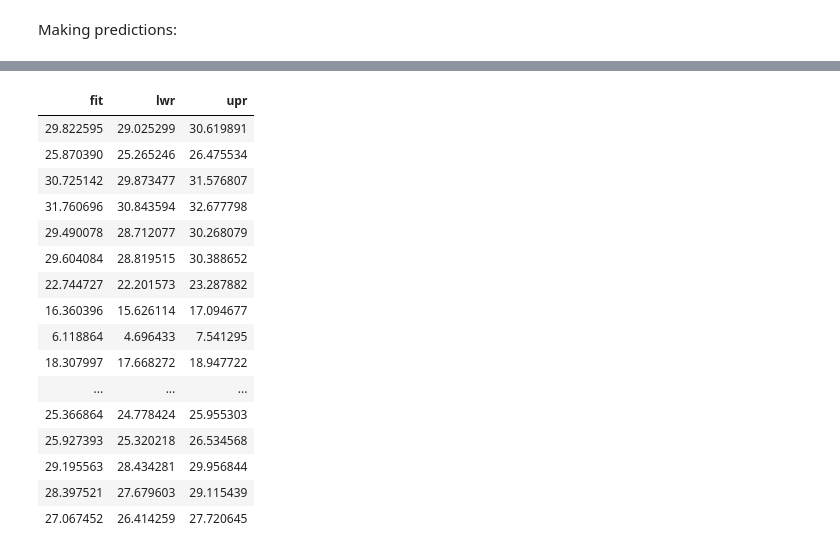
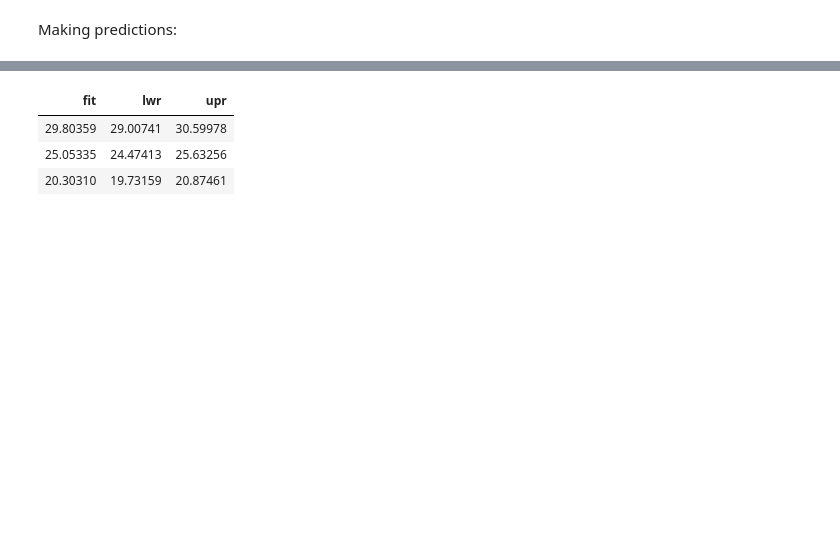
Before and after one commit to VicenteYago/Intro2StatLearning, a Jupyter notebook: Chapter3-LinearRegression.ipynb, the cells around one changed output, grey strips where cells are left out. Saved outputs shown, nothing was run; the diff lists cells and outputs as text; code cells hidden in the pictures; blank space fills up the shorter version.

```diff
--- a/Chapter3-LinearRegression.ipynb
+++ b/Chapter3-LinearRegression.ipynb
@@ -71,6 +87,6 @@ confint(lm.fit)
 Making predictions:
 # %%
 predict(lm.fit,
-        data.frame(lstat = c(5,10,15)),
+        data.frame("lstat" = c(5,10,15)),
         interval = "confidence")
 # %% [output]
@@ -79,17 +93,4 @@ Warning message:
 | fit | lwr | upr |
-| 29.822595 | 29.025299 | 30.619891 |
-| 25.870390 | 25.265246 | 26.475534 |
-| 30.725142 | 29.873477 | 31.576807 |
-| 31.760696 | 30.843594 | 32.677798 |
-| 29.490078 | 28.712077 | 30.268079 |
-| 29.604084 | 28.819515 | 30.388652 |
-| 22.744727 | 22.201573 | 23.287882 |
-| 16.360396 | 15.626114 | 17.094677 |
-| 6.118864 | 4.696433 | 7.541295 |
-| 18.307997 | 17.668272 | 18.947722 |
-| ... | ... | ... |
-| 25.366864 | 24.778424 | 25.955303 |
-| 25.927393 | 25.320218 | 26.534568 |
-| 29.195563 | 28.434281 | 29.956844 |
-| 28.397521 | 27.679603 | 29.115439 |
-| 27.067452 | 26.414259 | 27.720645 |
+| 29.80359 | 29.00741 | 30.59978 |
+| 25.05335 | 24.47413 | 25.63256 |
+| 20.30310 | 19.73159 | 20.87461 |
```
Also changed, not shown: parts of 8 cells of this notebook.
